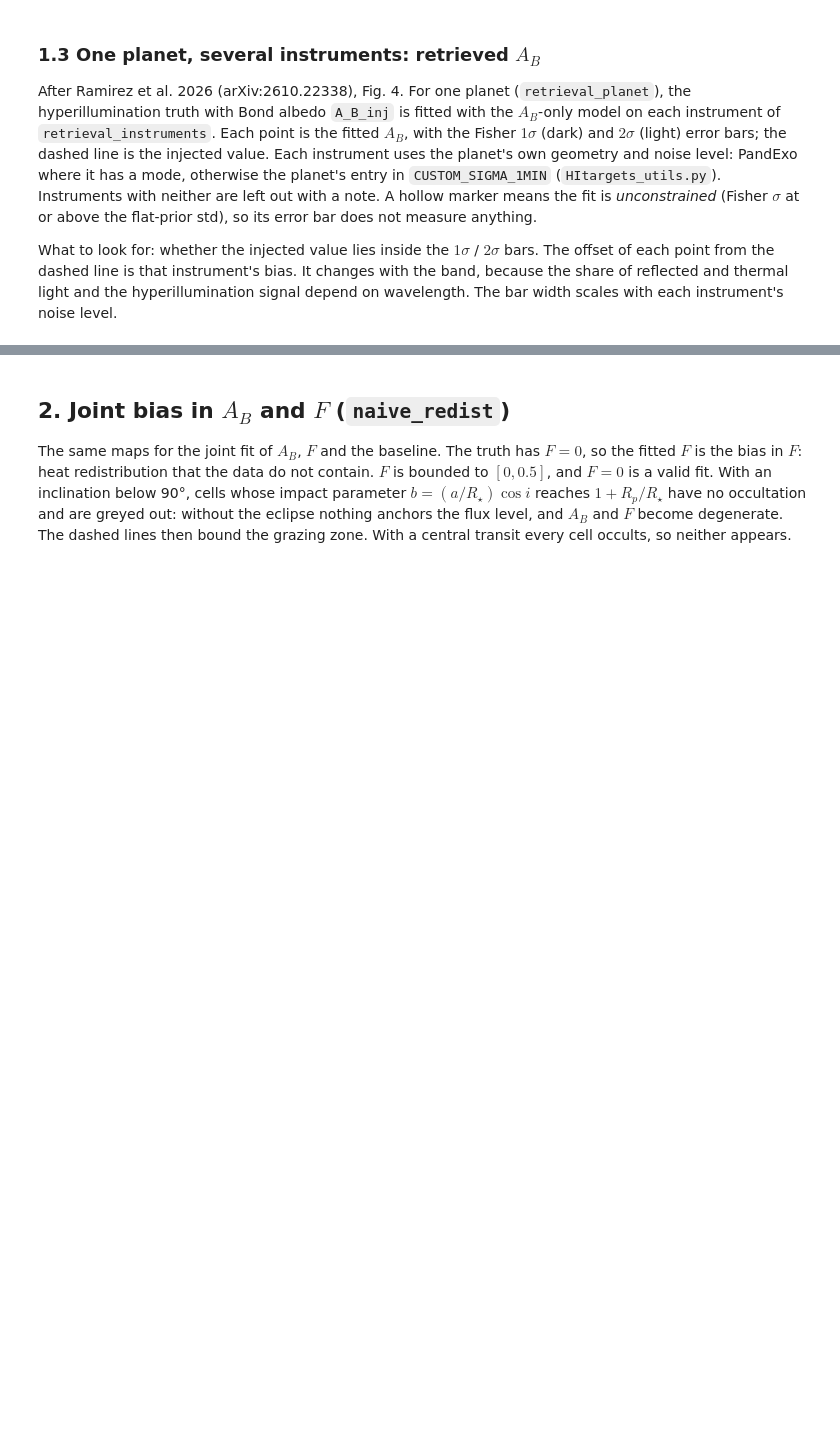
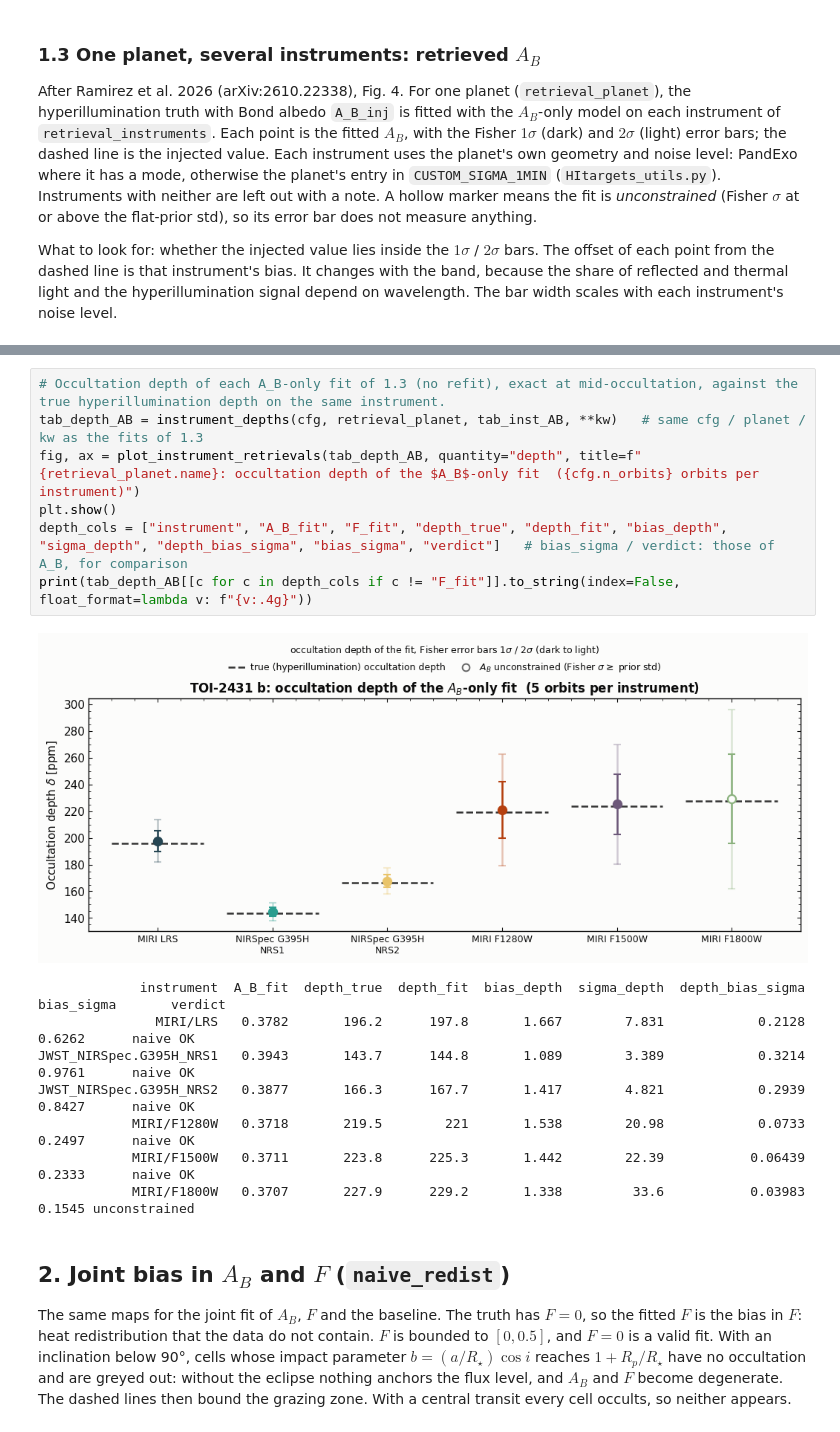
Before and after one commit to JonasSpiller/HyperPhase, a Jupyter notebook: HI PhaseCurve Fitting/Bias_Maps.ipynb, the cells around one changed output, grey strips where cells are left out. Saved outputs shown, nothing was run; the diff lists cells and outputs as text; blank space fills up the shorter version.

Commit message:
Bias/Fisher in occ depth

```diff
--- a/HI PhaseCurve Fitting/Bias_Maps.ipynb
+++ b/HI PhaseCurve Fitting/Bias_Maps.ipynb
@@ -206,3 +211,19 @@ JWST_NIRSpec.G395H_NRS2        56.2   0.3877  -0.03233    0.03837      0.8427
+# %%
+# Occultation depth of each A_B-only fit of 1.3 (no refit), exact at mid-occultation, against the true hyperillumination depth on the same instrument.
+tab_depth_AB = instrument_depths(cfg, retrieval_planet, tab_inst_AB, **kw)   # same cfg / planet / kw as the fits of 1.3
+fig, ax = plot_instrument_retrievals(tab_depth_AB, quantity="depth", title=f"{retrieval_planet.name}: occultation depth of the $A_B$-only fit  ({cfg.n_orbits} orbits per instrument)")
+plt.show()
+depth_cols = ["instrument", "A_B_fit", "F_fit", "depth_true", "depth_fit", "bias_depth", "sigma_depth", "depth_bias_sigma", "bias_sigma", "verdict"]   # bias_sigma / verdict: those of A_B, for comparison
+print(tab_depth_AB[[c for c in depth_cols if c != "F_fit"]].to_string(index=False, float_format=lambda v: f"{v:.4g}"))
+# %% [output]
+[figure, added]
+             instrument  A_B_fit  depth_true  depth_fit  bias_depth  sigma_depth  depth_bias_sigma  bias_sigma       verdict
+               MIRI/LRS   0.3782       196.2      197.8       1.667        7.831            0.2128      0.6262      naive OK
+JWST_NIRSpec.G395H_NRS1   0.3943       143.7      144.8       1.089        3.389            0.3214      0.9761      naive OK
+JWST_NIRSpec.G395H_NRS2   0.3877       166.3      167.7       1.417        4.821            0.2939      0.8427      naive OK
+            MIRI/F1280W   0.3718       219.5        221       1.538        20.98            0.0733      0.2497      naive OK
+            MIRI/F1500W   0.3711       223.8      225.3       1.442        22.39           0.06439      0.2333      naive OK
+            MIRI/F1800W   0.3707       227.9      229.2       1.338         33.6           0.03983      0.1545 unconstrained
 # %% [markdown]
 ## 2. Joint bias in $A_B$ and $F$ (`naive_redist`)
 
```
Also changed, not shown: parts of 8 cells of this notebook, 2 other files.
